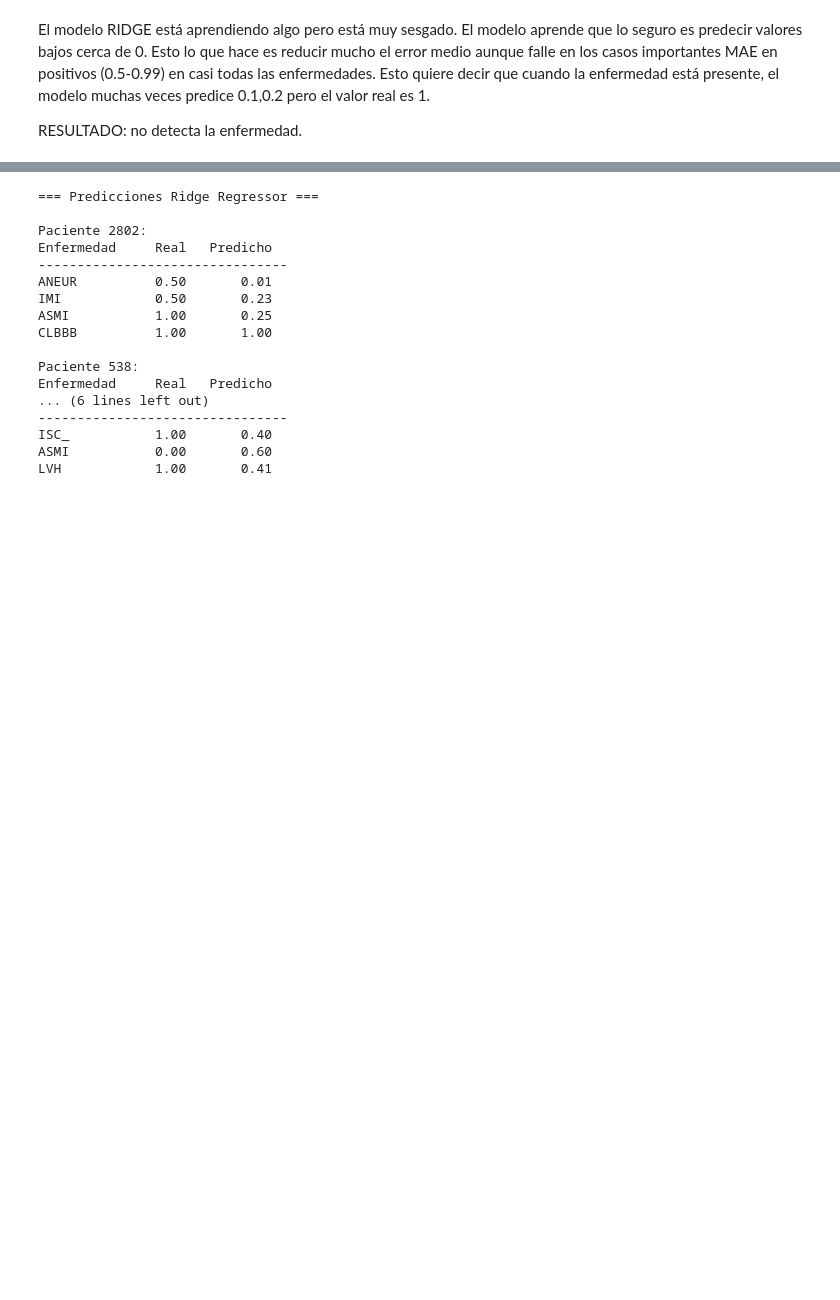
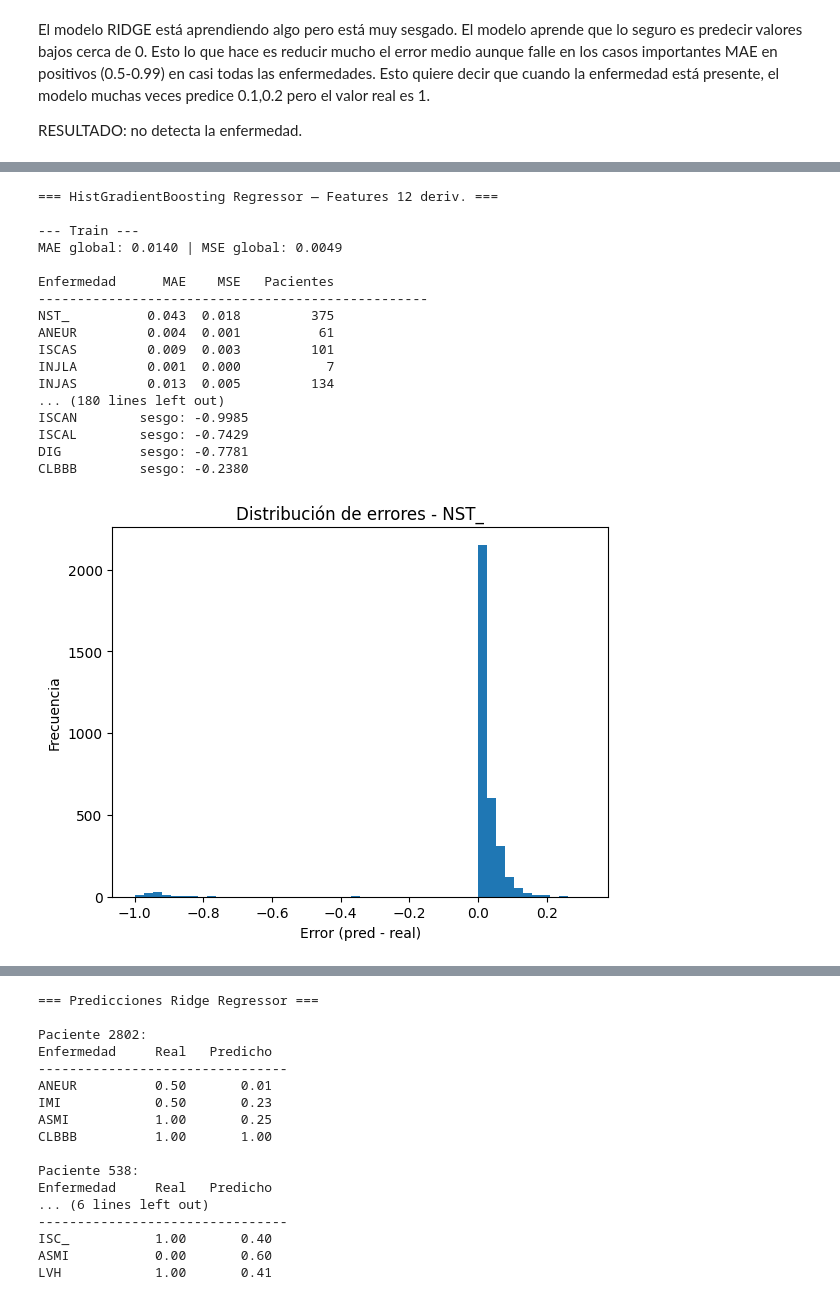
Before and after one commit to AArreguiB/analisis_ecg, a Jupyter notebook: Codigos/modelos_71.ipynb, the cells around one changed output, grey strips where cells are left out. Drawn from its saved outputs; the diff is of its cells as text; code cells hidden in the pictures; blank space fills up the shorter version.

Commit message:
añadido nuevo modelo mejor que RF

```diff
--- a/Codigos/modelos_71.ipynb
+++ b/Codigos/modelos_71.ipynb
@@ -134,7 +136,7 @@ def distribucion_errores(Y_true, Y_pred, ENFERMEDADES, idx):
     plt.ylabel("Frecuencia")
     plt.show()
 # %%
-from sklearn.linear_model import ElasticNet
+
 
 
 def ejecutar_ridge(X_train, X_test, Y_train, Y_test, nombre):
@@ -183,9 +185,9 @@ def ejecutar_random_forest_reg(X_train, X_test, Y_train, Y_test, nombre): #Expli
     print(f"\n=== Random Forest Regressor — {nombre} ===")
     model = RandomForestRegressor(
         n_estimators=300, #Aumentamos a 800 (antes 300) para mejorar la estabilidad en señales raras, aunque tardará más en entrenar
-        max_depth=20, #Cambiamos de 10 a 20 para que no sean tan restrictivo, más capacidad de capturar patrones complejos
-        min_samples_leaf=2, #Cambiamos de 10 a 2, menos suavizado mejor deteccion de positivos
-        criterion="absolute_error",#Añadimos para mejorar el modelo, mas robusto en distribuciones desbalanceadas
+        max_depth=10, #Cambiamos de 10 a 20 para que no sean tan restrictivo, más capacidad de capturar patrones complejos
+        min_samples_leaf=10, #Cambiamos de 10 a 2, menos suavizado mejor deteccion de positivos. De momento volvemos a 10 porque tarda mucho
+        #criterion="squared_error",#Añadimos para mejorar el modelo, mas robusto en distribuciones desbalanceadas. Vamos a volver al criterio por defecto porque aumenta muchisimo el timepo de ejecucion
         random_state=42,
         n_jobs=-1,
         max_features='sqrt',
@@ -209,6 +211,31 @@ def ejecutar_random_forest_reg(X_train, X_test, Y_train, Y_test, nombre): #Expli
     distribucion_errores(Y_test, Y_pred_test, ENFERMEDADES_71, 0)
     return model, Y_pred_test
 
+def ejecutar_hist_gb_reg(X_train, X_test, Y_train, Y_test, nombre):
+
+    print(f"\n=== HistGradientBoosting Regressor — {nombre} ===")
+
+    model = MultiOutputRegressor(HistGradientBoostingRegressor(
+        max_depth=6,            # controla complejidad (clave para evitar overfitting)
+        learning_rate=0.05,     # aprendizaje más estable
+        max_iter=300,           # número de árboles (boosting stages)
+        min_samples_leaf=20,    # importante para clases raras
+        l2_regularization=0.1,  # ayuda a estabilidad
+        random_state=42),
+        n_jobs=-1)
+
+    model.fit(X_train, Y_train)
+
+    Y_pred_train = np.clip(model.predict(X_train), 0, 1)
+    Y_pred_test  = np.clip(model.predict(X_test), 0, 1)
+
+    mostrar_metricas("Train", Y_train, Y_pred_train)
+    mostrar_metricas("Test",  Y_test,  Y_pred_test)
+    mae_possitives(Y_test, Y_pred_test, ENFERMEDADES_71)
+    sesgo_prediccion(Y_test, Y_pred_test, ENFERMEDADES_71)
+    distribucion_errores(Y_test, Y_pred_test, ENFERMEDADES_71, 0)
+
+    return model, Y_pred_test
 
 def ejecutar_mlp_reg(X_train, X_test, Y_train, Y_test, nombre):
     print(f"\n=== MLP Regressor — {nombre} ===")
@@ -350,2 +360,23 @@ rf_model,    rf_preds    = ejecutar_random_forest_reg(X_train, X_test, Y_train,
+# %%
+hist_gb_model, hist_gb_preds = ejecutar_hist_gb_reg(X_train, X_test, Y_train, Y_test, "Features 12 deriv.")
+# %% [output]
+=== HistGradientBoosting Regressor — Features 12 deriv. ===
+
+--- Train ---
+MAE global: 0.0140 | MSE global: 0.0049
+
+Enfermedad      MAE    MSE   Pacientes
+--------------------------------------------------
+NST_          0.043  0.018         375
+ANEUR         0.004  0.001          61
+ISCAS         0.009  0.003         101
+INJLA         0.001  0.000           7
+INJAS         0.013  0.005         134
+... (180 lines left out)
+ISCAN        sesgo: -0.9985
+ISCAL        sesgo: -0.7429
+DIG          sesgo: -0.7781
+CLBBB        sesgo: -0.2380
+[figure, added]
 # %%
 mlp_model,   mlp_preds   = ejecutar_mlp_reg(X_train, X_test, Y_train, Y_test, "Features 12 deriv.")
```
Also changed, not shown: parts of 4 cells of this notebook.
